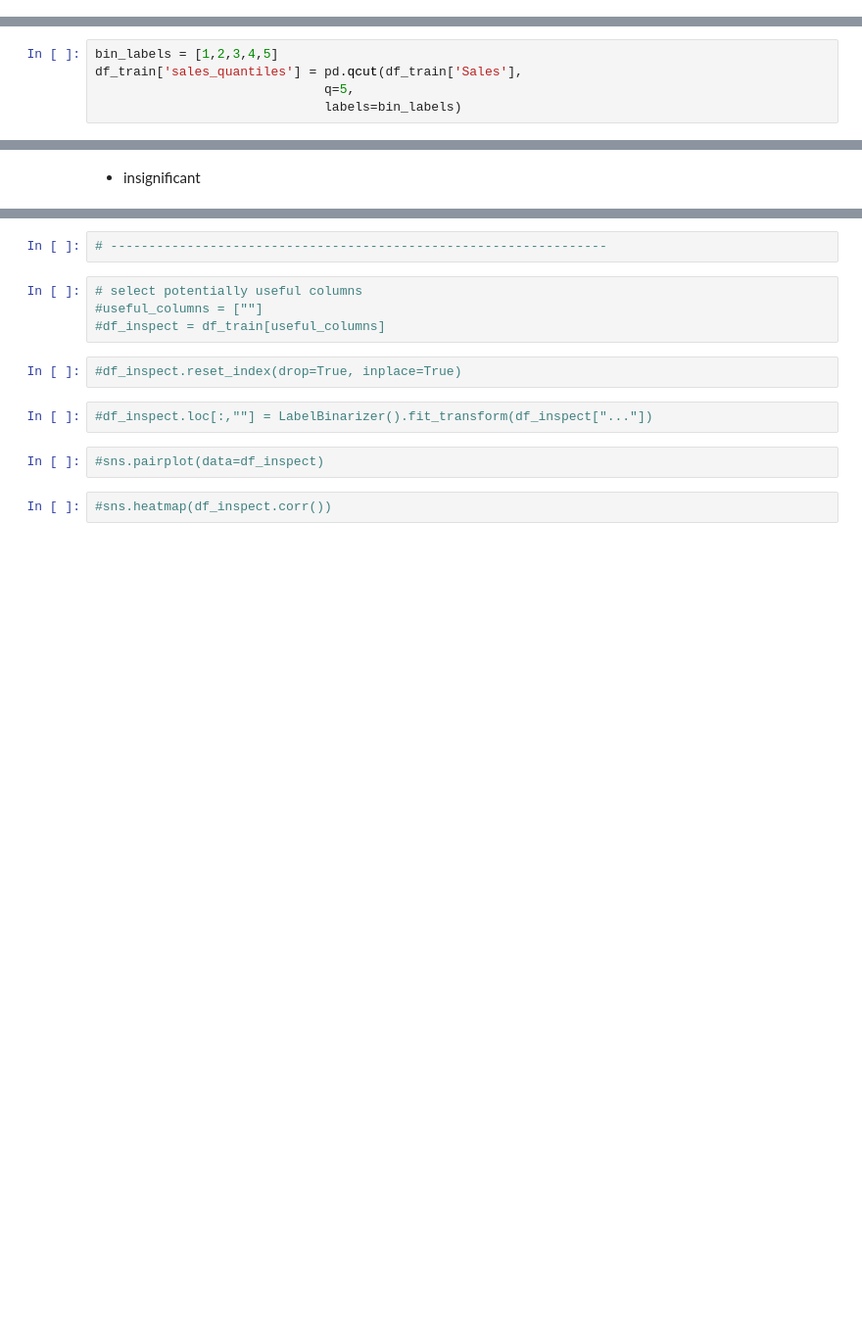
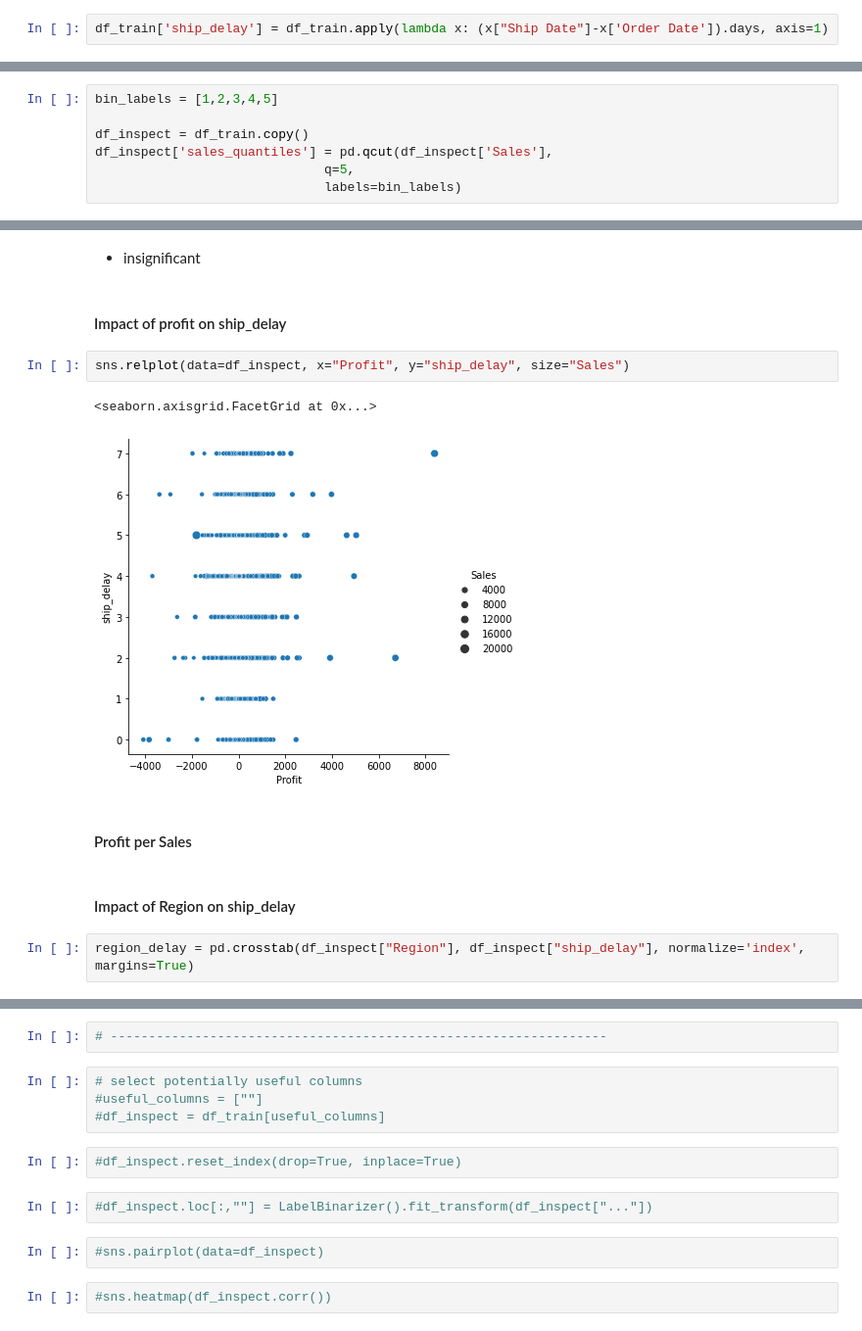
Before and after one commit to marc-ah/ml_superstore, a Jupyter notebook: scripts/inspect.ipynb, the cells around one changed output, grey strips where cells are left out. Shown at 98% size. Drawn from its saved outputs; the diff is of its cells as text; blank space fills up the shorter version.

```diff
--- a/scripts/inspect.ipynb
+++ b/scripts/inspect.ipynb
@@ -82,0 +103,2 @@ df_train[["Order Date", "Ship Date", "ship_delay"]].head()
+# %%
+df_train['ship_delay'] = df_train.apply(lambda x: (x["Ship Date"]-x['Order Date']).days, axis=1)
@@ -250,7 +442,9 @@ sns.heatmap(qty_delay, cmap="OrRd", annot=True)
 * insignificant
 # %%
 bin_labels = [1,2,3,4,5]
-df_train['sales_quantiles'] = pd.qcut(df_train['Sales'],
+
+df_inspect = df_train.copy()
+df_inspect['sales_quantiles'] = pd.qcut(df_inspect['Sales'],
                               q=5,
                               labels=bin_labels)
 # %%
@@ -260,2 +457,15 @@ sns.heatmap(sls_delay, cmap="OrRd", annot=True)
 # %% [markdown]
 * insignificant
+# %% [markdown]
+#### Impact of profit on ship_delay
+# %%
+sns.relplot(data=df_inspect, x="Profit", y="ship_delay", size="Sales")
+# %% [output]
+<seaborn.axisgrid.FacetGrid at 0x...>
+[figure, added]
+# %% [markdown]
+#### Profit per Sales
+# %% [markdown]
+#### Impact of Region on ship_delay
+# %%
+region_delay = pd.crosstab(df_inspect["Region"], df_inspect["ship_delay"], normalize='index', margins=True)
```
Also changed, not shown: parts of 48 cells of this notebook.
